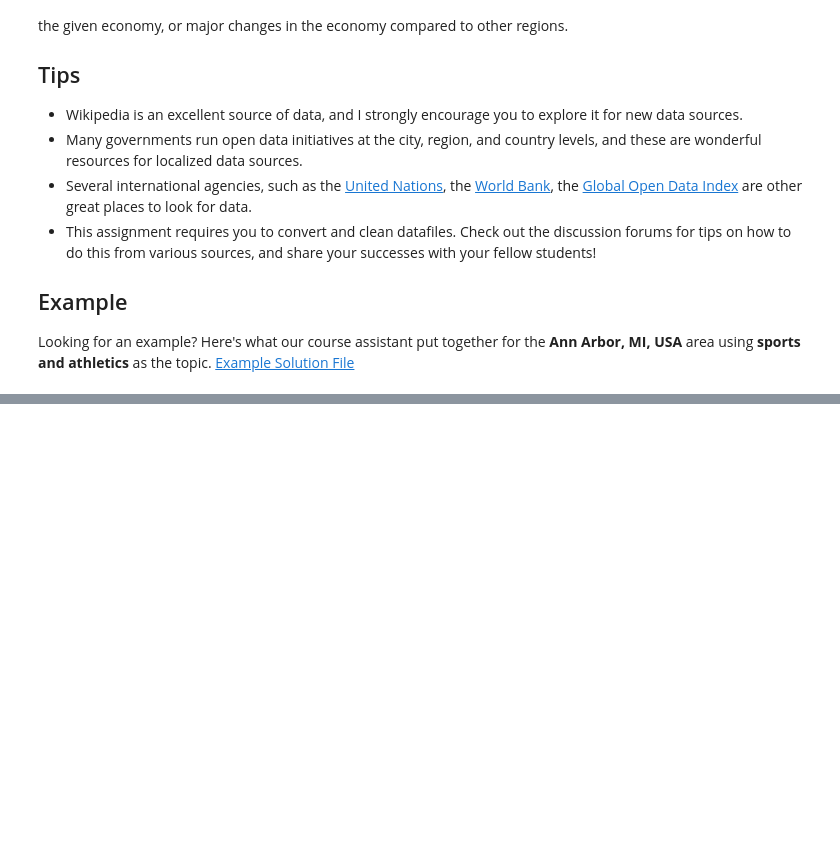
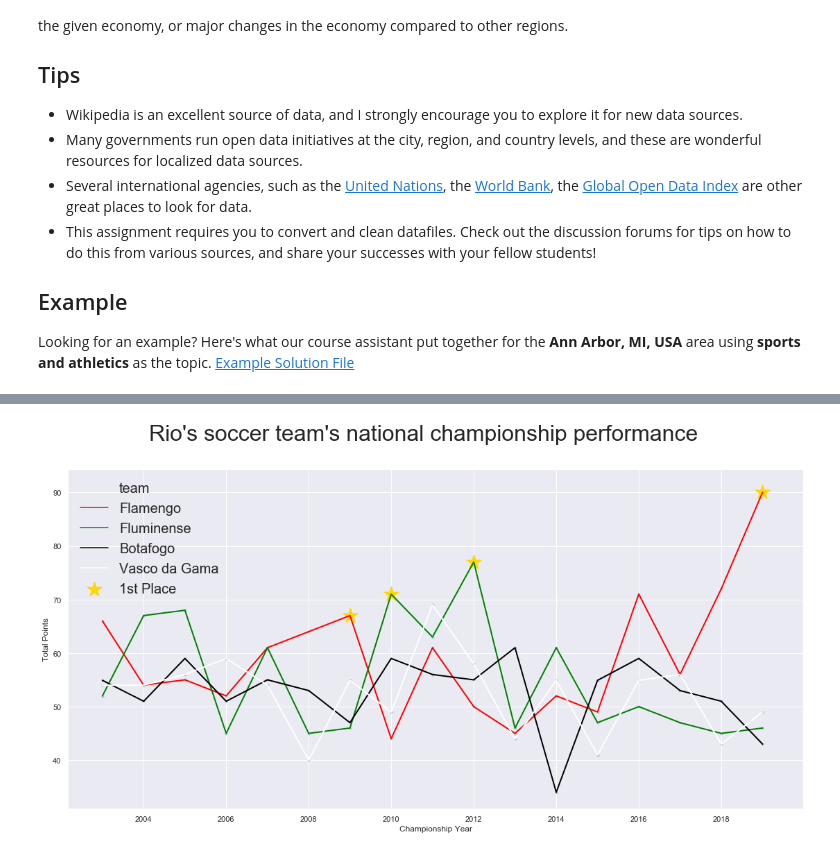
Before and after one commit to clawall/applied-plotting-charting-data-representation-in-python, a Jupyter notebook: assignment_4/Assignment4.ipynb, the cells around one changed output, grey strips where cells are left out. Cells and saved outputs as stored; diff of their text form; code cells hidden in the pictures; blank space fills up the shorter version.

Commit message:
Plotting graph.

```diff
--- a/assignment_4/Assignment4.ipynb
+++ b/assignment_4/Assignment4.ipynb
@@ -59,0 +57,4 @@ ValueError: These `style` levels are missing dashes: {'2019', '2017', '2015', '2
+# %%
+score_df = score_df.melt(id_vars='team',
+        var_name='year',
+        value_name='points')
@@ -59,0 +77,4 @@ ValueError: These `style` levels are missing dashes: {'2019', '2017', '2015', '2
+# %%
+score_df['year'] = score_df['year'].apply(pd.to_numeric)
+score_df['points'] = score_df['points'].apply(pd.to_numeric, errors='coerce')
+score_df['points'].fillna(score_df['points'].mean(), inplace=True)
@@ -59,0 +97,7 @@ ValueError: These `style` levels are missing dashes: {'2019', '2017', '2015', '2
+# %%
+champions_df = pd.DataFrame({
+    'year': [2009, 2010, 2012, 2019],
+    'team': ['Flamengo', 'Fluminense', 'Fluminense', 'Flamengo'],
+    'points': [67,71,77,90],
+    'color': ['red', 'green', 'green', 'red']
+})
@@ -59,0 +125,18 @@ ValueError: These `style` levels are missing dashes: {'2019', '2017', '2015', '2
+# %%
+fig = plt.figure(figsize=(19,9))
+fig.suptitle('Rio\'s soccer team\'s national championship performance', fontsize=32)
+
+ax = sns.lineplot(data=score_df, x='year', y='points', hue='team', dashes=True, markers=True, palette=['red', 'green', 'black', 'white'], linewidth=2)
+s = plt.scatter(score_df['year'], score_df['points'], marker='o', s=10, alpha=0.25)
+c = plt.scatter(champions_df['year'], champions_df['points'], c='gold', marker='*', s=510, label='1st Place')
+
+ax.set(xlabel='Championship Year', ylabel='Total Points')
+
+_ = plt.legend(
+    loc='best',
+    ncol=1,
+    fontsize=20,
+    frameon=False
+)
+# %% [output]
+[figure, added]
```
Also changed, not shown: parts of 8 cells of this notebook.
